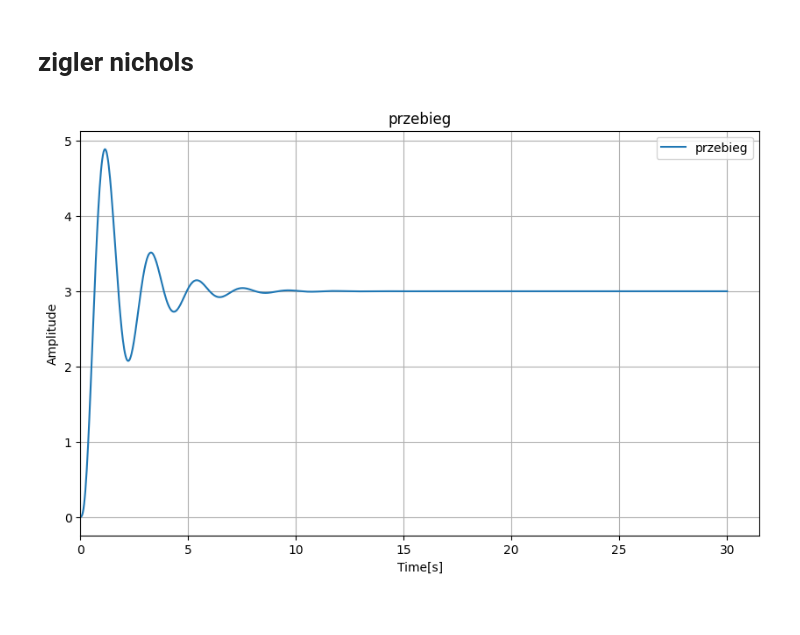
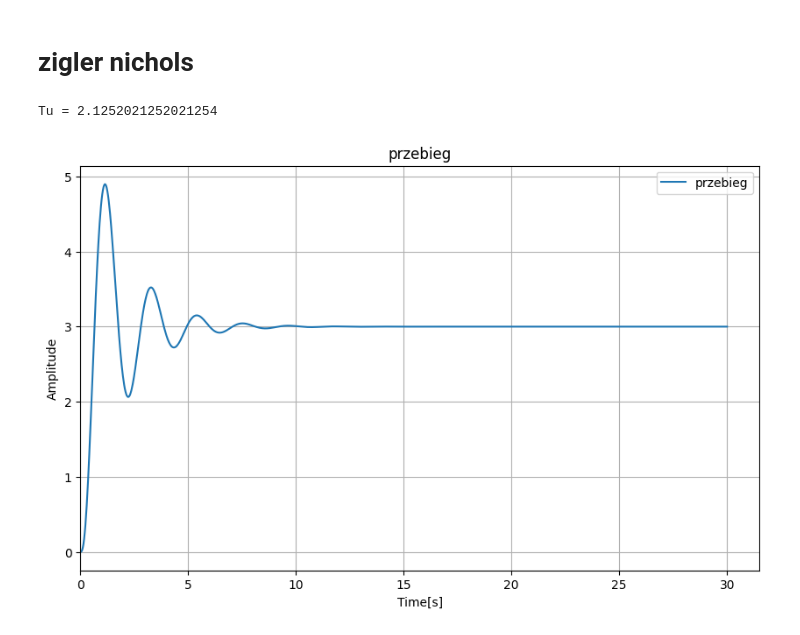
Before and after one commit to Piotr-Bednarek/ZadaniaSem5Laby, a Jupyter notebook: uso/lab6.ipynb, the cells around one changed output. Cells and saved outputs as stored; diff of their text form; code cells hidden in the pictures.

```diff
--- a/uso/lab6.ipynb
+++ b/uso/lab6.ipynb
@@ -91,18 +93,23 @@ plot_sets('przebieg',[t,y,'przebieg'])
 # %%
 # Parametry regulatora PID
 kp = 45     # ku =75 kp=0.6ku=45
-ki = 56.25      # Tu approx 1,6 ki=1.2kuTu^-1=
+ki = 56.6      # Tu approx 2,12 ki=1.2kuTu^-1=
 kd = 9        # kd =0.075kuTu=9
 yd = 3  # wartość zadana
 
 x0 = np.array([0, 0, 0, 0])
 
 t = np.linspace(0, 30, 1000)
 
 x1 = odeint(model_with_pid, x0, t, args=(kp, ki, kd, yd))
 
 y = x1[:, 1]
 
+peaks, _ = find_peaks(y)
+Tu = np.mean(np.diff(t[peaks]))
+print("Tu =", Tu)
+
 plot_sets('przebieg',[t,y,'przebieg'])
 # %% [output]
+Tu = 2.1252021252021254
-[figure, old version]
+[figure, new version]
```
Also changed, not shown: parts of 7 cells of this notebook, 5 other files.
